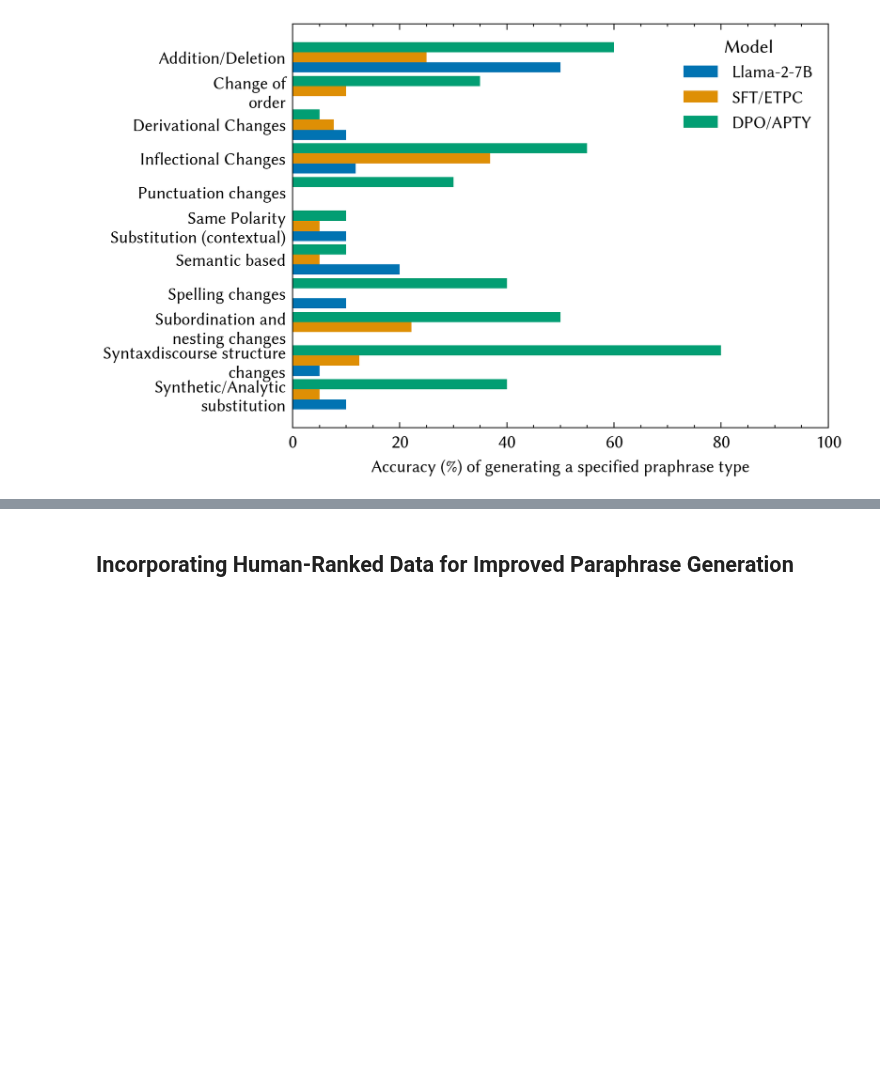
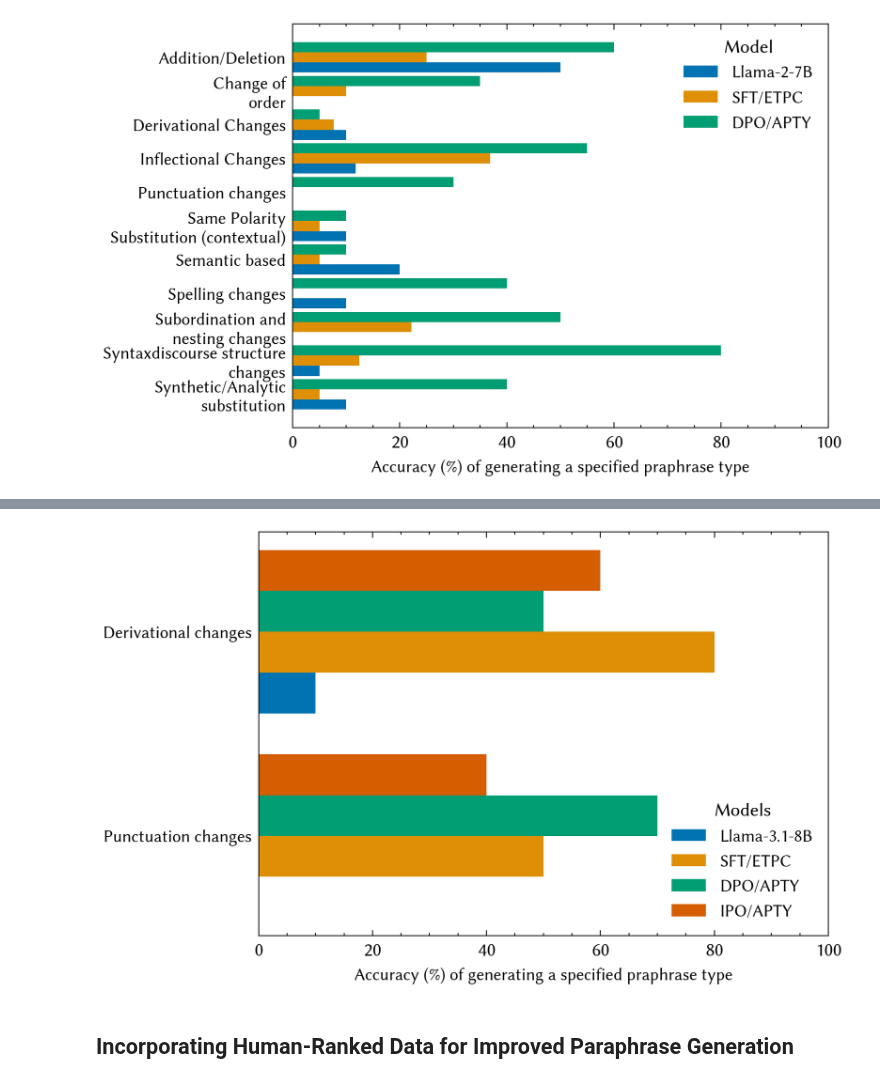
Before and after one commit to cluebbers/dpo-rlhf-paraphrase-types, a Jupyter notebook: notebooks/plots.ipynb, the cells around one changed output, grey strips where cells are left out. Cells and saved outputs as stored; diff of their text form; code cells hidden in the pictures; blank space fills up the shorter version.

Commit message:
new plots

```diff
--- a/notebooks/plots.ipynb
+++ b/notebooks/plots.ipynb
@@ -242,2 +245,86 @@ plt.show()
+# %%
+def create_accuracy_plot(data):
+    # Initialize result dictionary
+    results = {}
+
+    # Process data to calculate accuracies
+    for item in data:
+        apt_type = item['data'].get('APT')
+        if not apt_type:
+            continue
+
+        if apt_type not in results:
+            results[apt_type] = {
+                'Llama-3.1-8B': {'good': 0, 'total': 0},
+                'SFT/ETPC': {'good': 0, 'total': 0},
+                'DPO/APTY': {'good': 0, 'total': 0},
+                'IPO/APTY': {'good': 0, 'total': 0}
+            }
+
+        for annotation in item['annotations']:
+            for result in annotation['result']:
+                if result['from_name'] == 'annot':
+                    ranker = result['value'].get('ranker', {})
+                    model_map = {
+                        '0': 'Llama-3.1-8B',
+                        '1': 'SFT/ETPC',
+                        '2': 'DPO/APTY',
+                        '3': 'IPO/APTY'
+                    }
+
+                    # Count good rankings (a+b) and total annotations
+                    for model_id in model_map:
+                        model_name = model_map[model_id]
+                        good_count = len([x for x in ranker.get('a', []) + ranker.get('b', []) if x == model_id])
+                        total_count = sum(1 for lst in ranker.values() if model_id in lst)
+                        results[apt_type][model_name]['good'] += good_count
+                        results[apt_type][model_name]['total'] += total_count
+
+    # Convert to DataFrame
+    df_data = []
+    for apt, models in results.items():
+        row = {'APT': apt}
+        for model, counts in models.items():
+            accuracy = counts['good']/counts['total'] if counts['total'] > 0 else 0
+            row[model] = accuracy*100
+        df_data.append(row)
+
+    df = pd.DataFrame(df_data)
+
+    # Create plot
+    fig, ax = plt.subplots(figsize=(width1, height1), dpi=300, constrained_layout=True)
+    plt.style.use(["science", "no-latex"])
+    sns.set_palette("colorblind")
+    rcParams["font.family"] = "sans-serif"
+    rcParams["font.sans-serif"] = ["Linux Biolinum O", "Linux Biolinum", "Biolinum"]
+
+    models = ['Llama-3.1-8B', 'SFT/ETPC', 'DPO/APTY', 'IPO/APTY']
+    x = np.arange(len(df['APT']))
+    width = 0.2
+
+    for i, model in enumerate(models):
+        ax.barh(x + i*width, df[model], width, label=model)
+
+    ax.set_yticks(x + width*1.5)
+    ax.set_yticklabels(df['APT'], fontsize=9)
+    ax.tick_params(axis="y", which="both", left=False, right=False)
+    ax.set_xlabel("Accuracy (%) of generating a specified praphrase type", fontsize=9)
+    plt.xlim(0, 100)
+    ax.legend(title='Models', fontsize=9)
+
+    return plt
+
+# Usage:
+with open('/home/slim/dpo-rhlf-paraphrase-types/out/gen-models/project-6-at-2024-11-11-08-29-217de474.json', 'r') as f:
+    data = json.load(f)
+
+plot = create_accuracy_plot(data)
+
+output_path = os.path.join(output_dir, "llama3_type_ranking.pdf")
+plt.savefig(output_path, dpi=300)
+
+plot.show()
+# %% [output]
+[figure, added]
 # %% [markdown]
 ## Incorporating Human-Ranked Data for Improved Paraphrase Generation
```
Also changed, not shown: parts of 6 cells of this notebook.
